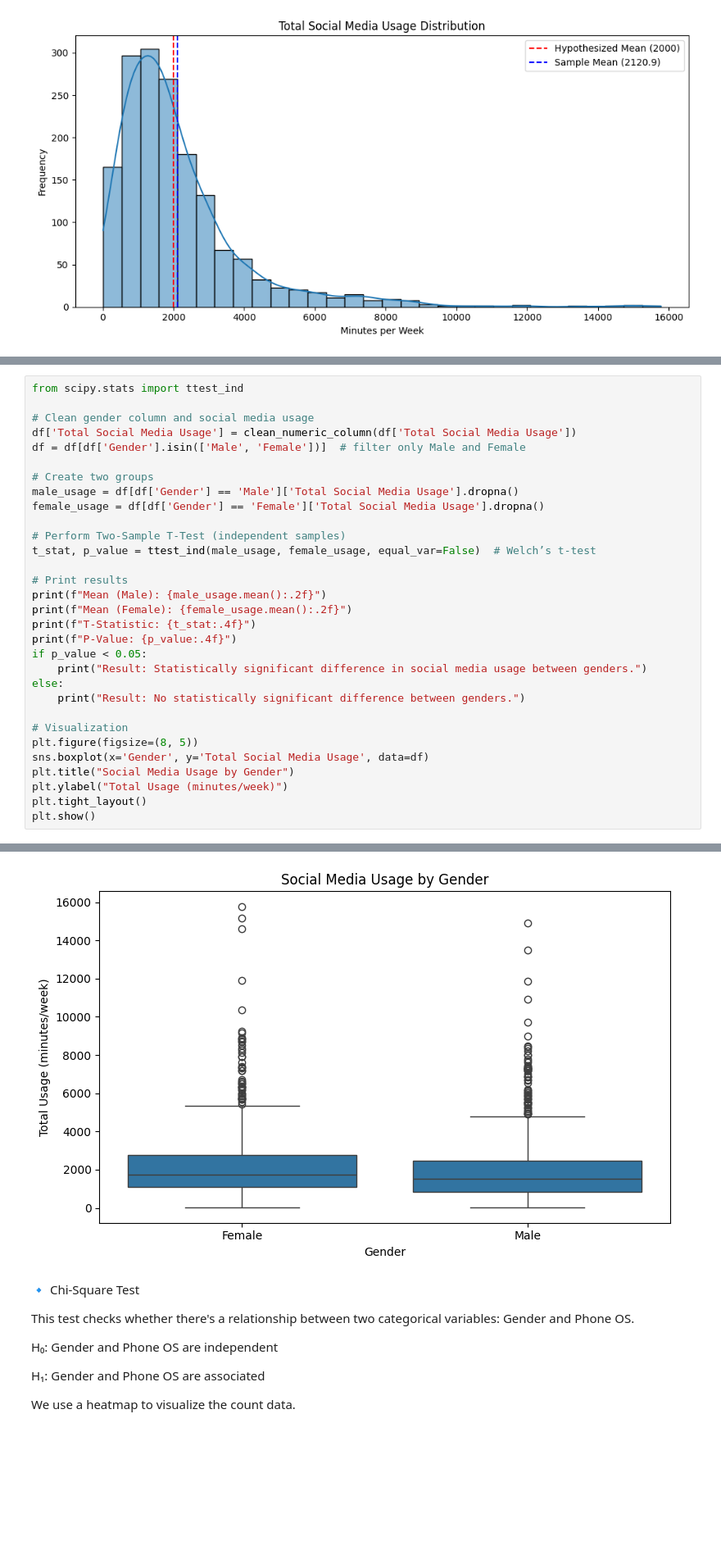
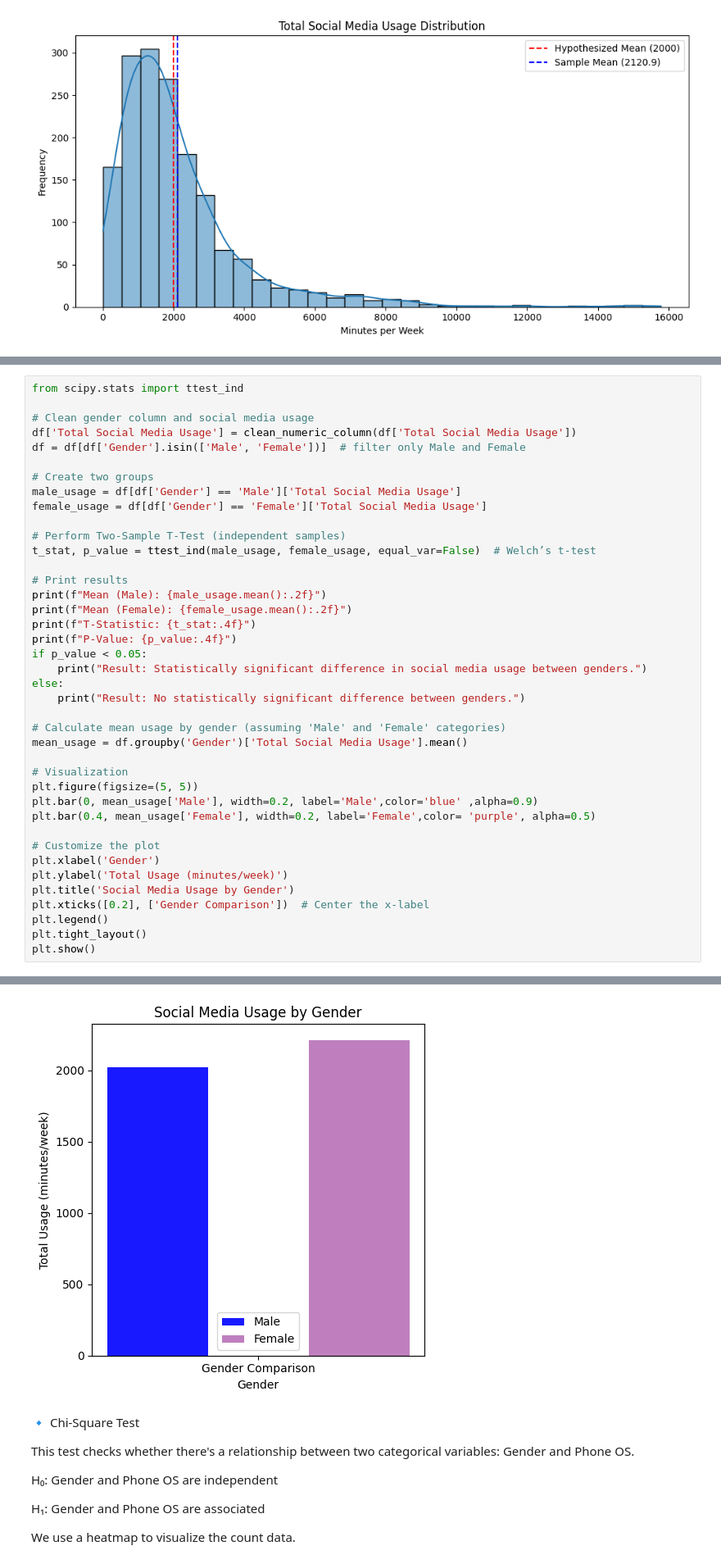
Before and after one commit to Jannatu37/machine-learning-, a Jupyter notebook: Social_media_in_India.ipynb, the cells around one changed output, grey strips where cells are left out. Shown at 82% size. Drawn from its saved outputs; the diff is of its cells as text; blank space fills up the shorter version.

```diff
--- a/Social_media_in_India.ipynb
+++ b/Social_media_in_India.ipynb
@@ -77,40 +89,49 @@ We also visualize it using a boxplot.
 from scipy.stats import ttest_ind
 
 # Clean gender column and social media usage
 df['Total Social Media Usage'] = clean_numeric_column(df['Total Social Media Usage'])
 df = df[df['Gender'].isin(['Male', 'Female'])]  # filter only Male and Female
 
 # Create two groups
-male_usage = df[df['Gender'] == 'Male']['Total Social Media Usage'].dropna()
-female_usage = df[df['Gender'] == 'Female']['Total Social Media Usage'].dropna()
+male_usage = df[df['Gender'] == 'Male']['Total Social Media Usage']
+female_usage = df[df['Gender'] == 'Female']['Total Social Media Usage']
 
 # Perform Two-Sample T-Test (independent samples)
 t_stat, p_value = ttest_ind(male_usage, female_usage, equal_var=False)  # Welch’s t-test
 
 # Print results
 print(f"Mean (Male): {male_usage.mean():.2f}")
 print(f"Mean (Female): {female_usage.mean():.2f}")
 print(f"T-Statistic: {t_stat:.4f}")
 print(f"P-Value: {p_value:.4f}")
 if p_value < 0.05:
     print("Result: Statistically significant difference in social media usage between genders.")
 else:
     print("Result: No statistically significant difference between genders.")
 
+# Calculate mean usage by gender (assuming 'Male' and 'Female' categories)
+mean_usage = df.groupby('Gender')['Total Social Media Usage'].mean()
+
 # Visualization
-plt.figure(figsize=(8, 5))
-sns.boxplot(x='Gender', y='Total Social Media Usage', data=df)
-plt.title("Social Media Usage by Gender")
-plt.ylabel("Total Usage (minutes/week)")
+plt.figure(figsize=(5, 5))
+plt.bar(0, mean_usage['Male'], width=0.2, label='Male',color='blue' ,alpha=0.9)
+plt.bar(0.4, mean_usage['Female'], width=0.2, label='Female',color= 'purple', alpha=0.5)
+
+# Customize the plot
+plt.xlabel('Gender')
+plt.ylabel('Total Usage (minutes/week)')
+plt.title('Social Media Usage by Gender')
+plt.xticks([0.2], ['Gender Comparison'])  # Center the x-label
+plt.legend()
 plt.tight_layout()
 plt.show()
 # %% [output]
 Mean (Male): 2025.20
 Mean (Female): 2214.85
 T-Statistic: -2.0993
 P-Value: 0.0359
 Result: Statistically significant difference in social media usage between genders.
-[figure, old version]
+[figure, new version]
 # %% [markdown]
 🔹 Chi-Square Test
 
```
Also changed, not shown: parts of 4 cells of this notebook.
